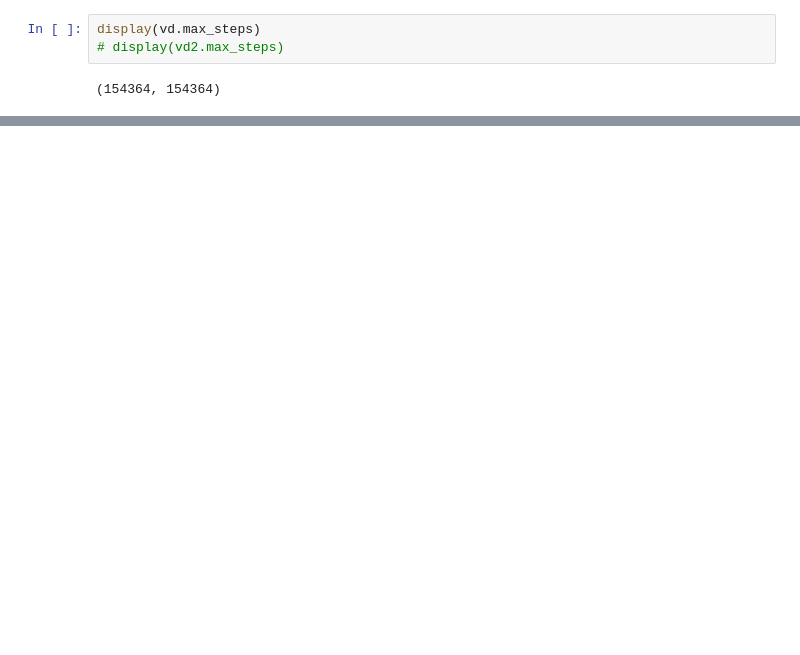
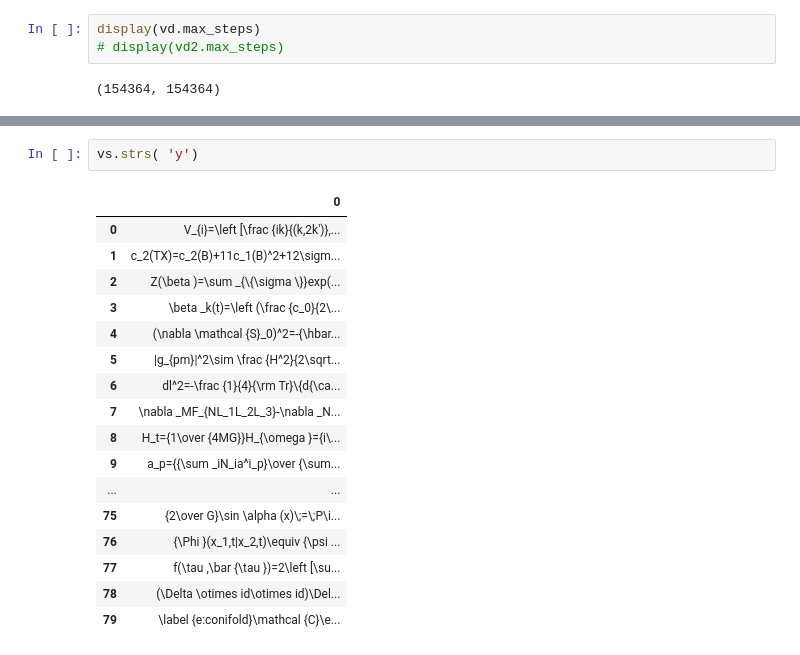
Before and after one commit to untrix/im2latex, a Jupyter notebook: src/visualize.ipynb, the cells around one changed output, grey strips where cells are left out. Drawn from its saved outputs; the diff is of its cells as text; blank space fills up the shorter version.

```diff
--- a/src/visualize.ipynb
+++ b/src/visualize.ipynb
@@ -70,0 +62,20 @@ vs.strs('validation', 'predicted_ids', 'y', mingle=True)
+# %%
+vs.strs( 'y')
+# %% [output]
+|  | 0 |
+| 0 | V_{i}=\left [\frac {ik}{(k,2k')},... |
+| 1 | c_2(TX)=c_2(B)+11c_1(B)^2+12\sigm... |
+| 2 | Z(\beta )=\sum _{\{\sigma \}}exp(... |
+| 3 | \beta _k(t)=\left (\frac {c_0}{2\... |
+| 4 | (\nabla \mathcal {S}_0)^2=-{\hbar... |
+| 5 | |g_{pm}|^2\sim \frac {H^2}{2\sqrt... |
+| 6 | dl^2=-\frac {1}{4}{\rm Tr}\{d{\ca... |
+| 7 | \nabla _MF_{NL_1L_2L_3}-\nabla _N... |
+| 8 | H_t={1\over {4MG}}H_{\omega }={i\... |
+| 9 | a_p={{\sum _iN_ia^i_p}\over {\sum... |
+| ... | ... |
+| 75 | {2\over G}\sin \alpha (x)\;=\;P\i... |
+| 76 | {\Phi }(x_1,t|x_2,t)\equiv {\psi ... |
+| 77 | f(\tau ,\bar {\tau })=2\left [\su... |
+| 78 | (\Delta \otimes id\otimes id)\Del... |
+| 79 | \label {e:conifold}\mathcal {C}\e... |
```
Also changed, not shown: parts of 5 cells of this notebook, 3 other files.
